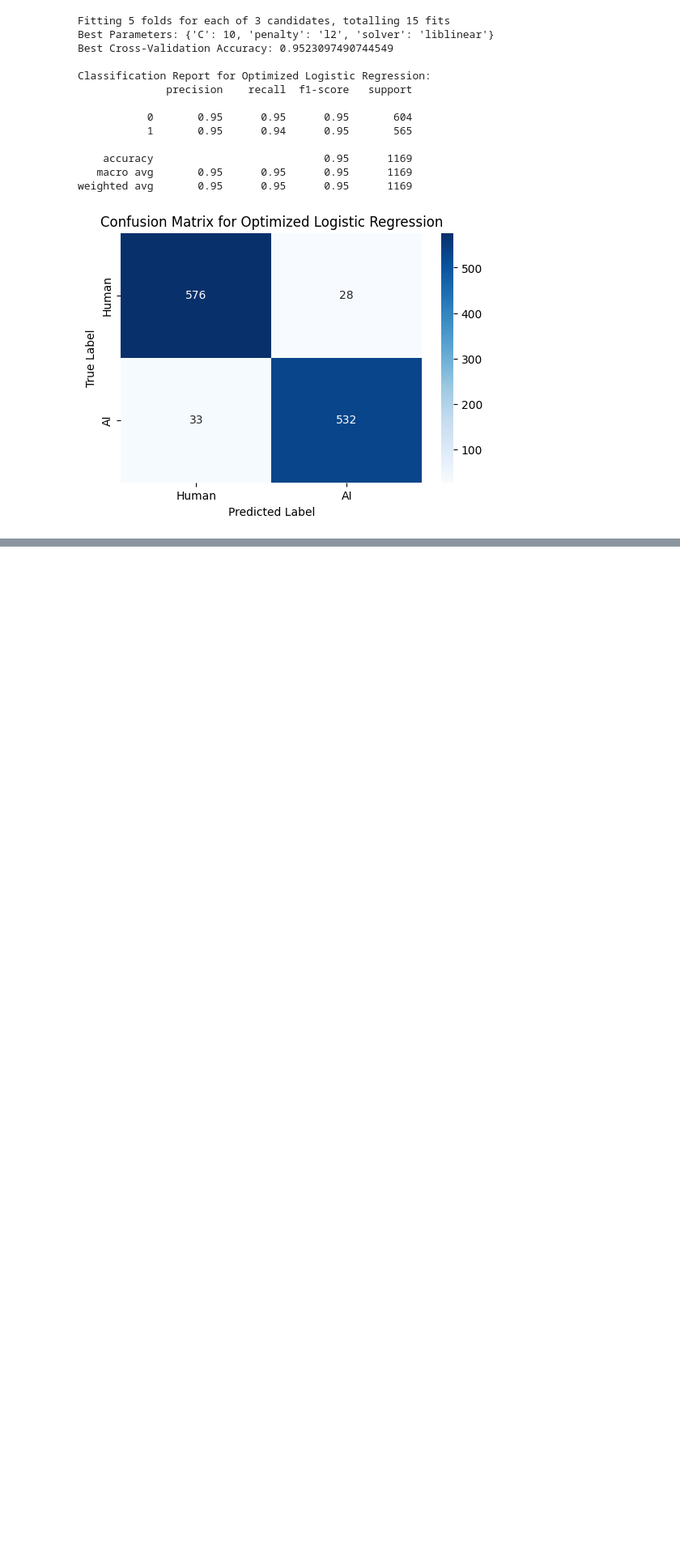
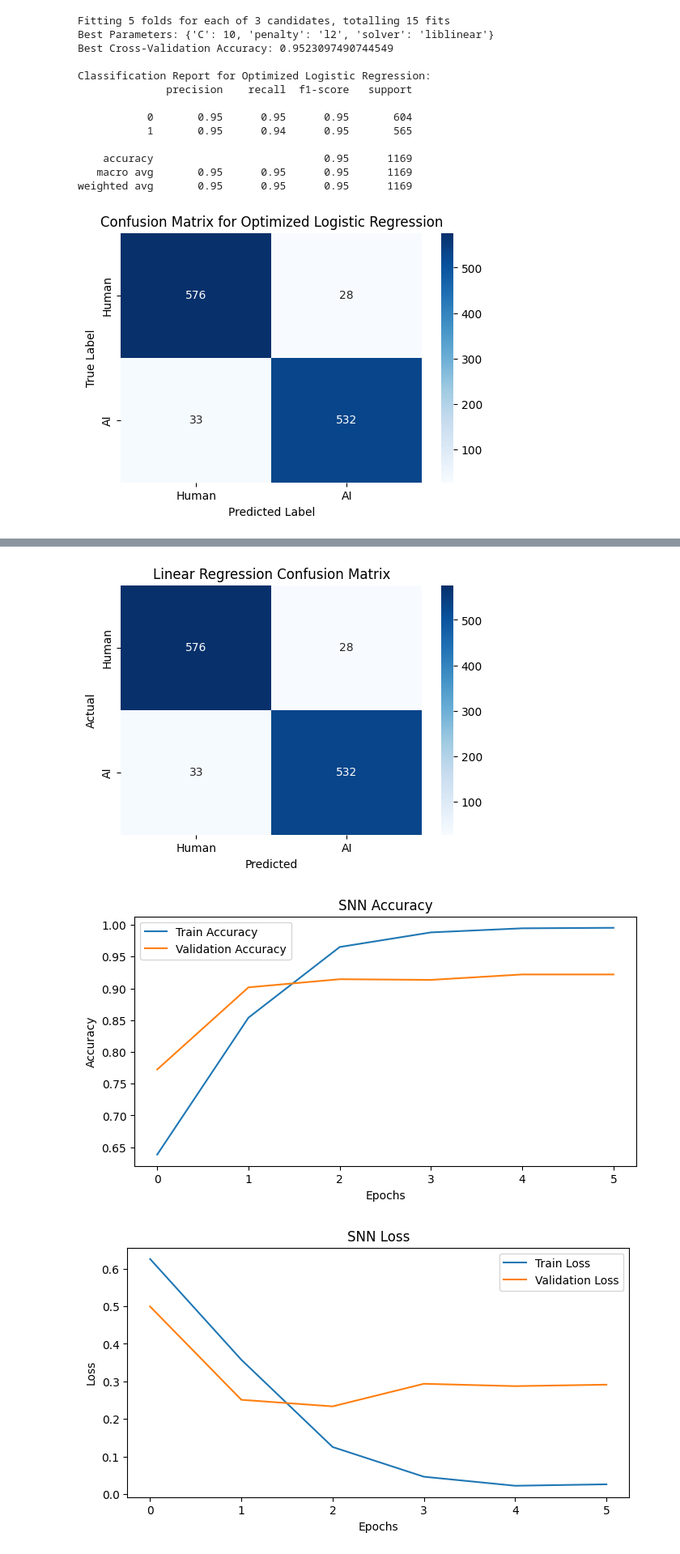
Before and after one commit to pallasite99/AI-comment-classifier, a Jupyter notebook: src/base.ipynb, the cells around one changed output, grey strips where cells are left out. Shown at 81% size. Saved outputs shown, nothing was run; the diff lists cells and outputs as text; code cells hidden in the pictures; blank space fills up the shorter version.

```diff
--- a/src/base.ipynb
+++ b/src/base.ipynb
@@ -708,0 +831,50 @@ weighted avg       0.95      0.95      0.95      1169
+# %%
+import matplotlib.pyplot as plt
+import seaborn as sns
+from sklearn.metrics import confusion_matrix
+
+# Visualization for Linear Regression
+def visualize_linear_regression(y_test, y_pred, model_name="Linear Regression"):
+    # Confusion Matrix
+    y_pred_binary = (y_pred >= 0.5).astype(int)
+    conf_matrix = confusion_matrix(y_test, y_pred_binary)
+
+    # Plot Confusion Matrix
+    plt.figure(figsize=(6, 4))
+    sns.heatmap(conf_matrix, annot=True, fmt='d', cmap='Blues', xticklabels=["Human", "AI"], yticklabels=["Human", "AI"])
+    plt.title(f"{model_name} Confusion Matrix")
+    plt.xlabel("Predicted")
+    plt.ylabel("Actual")
+    plt.show()
+
+# Visualization for CNN and SNN (Accuracy and Loss)
+def visualize_cnn_snn(history, model_name="CNN/SNN"):
+    # Accuracy
+    plt.figure(figsize=(8, 4))
+    plt.plot(history.history['accuracy'], label='Train Accuracy')
+    plt.plot(history.history['val_accuracy'], label='Validation Accuracy')
+    plt.title(f"{model_name} Accuracy")
+    plt.xlabel("Epochs")
+    plt.ylabel("Accuracy")
+    plt.legend()
+    plt.show()
+
+    # Loss
+    plt.figure(figsize=(8, 4))
+    plt.plot(history.history['loss'], label='Train Loss')
+    plt.plot(history.history['val_loss'], label='Validation Loss')
+    plt.title(f"{model_name} Loss")
+    plt.xlabel("Epochs")
+    plt.ylabel("Loss")
+    plt.legend()
+    plt.show()
+
+visualize_linear_regression(y_test, y_pred)
+# For CNN or SNN
+# Assume `history` is the training history returned by the `fit()` function
+visualize_cnn_snn(history, model_name="SNN")
+visualize_cnn_snn(history, model_name="CNN")
+# %% [output]
+[figure, added]
+[figure, added]
+[figure, added]
```
Also changed, not shown: parts of 6 cells of this notebook.
